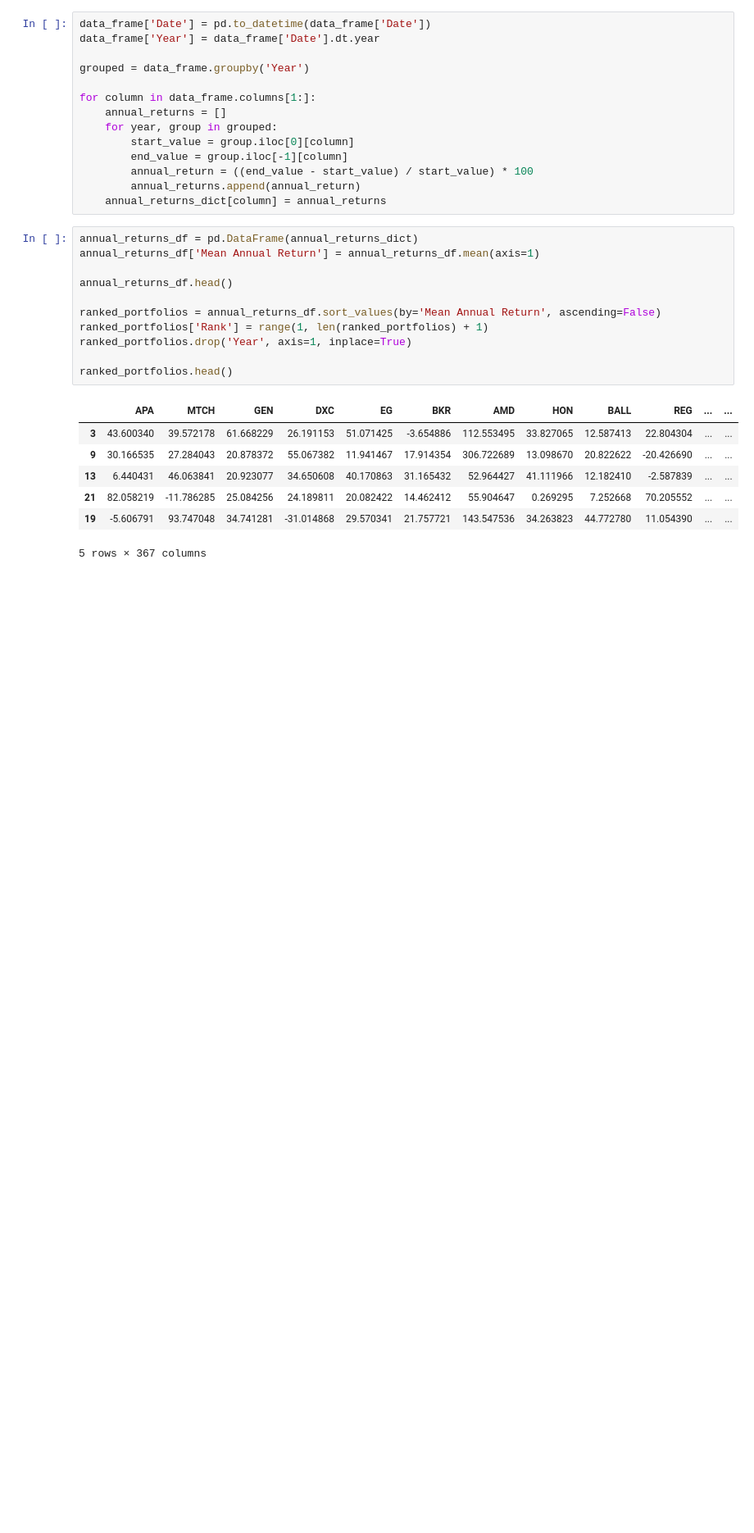
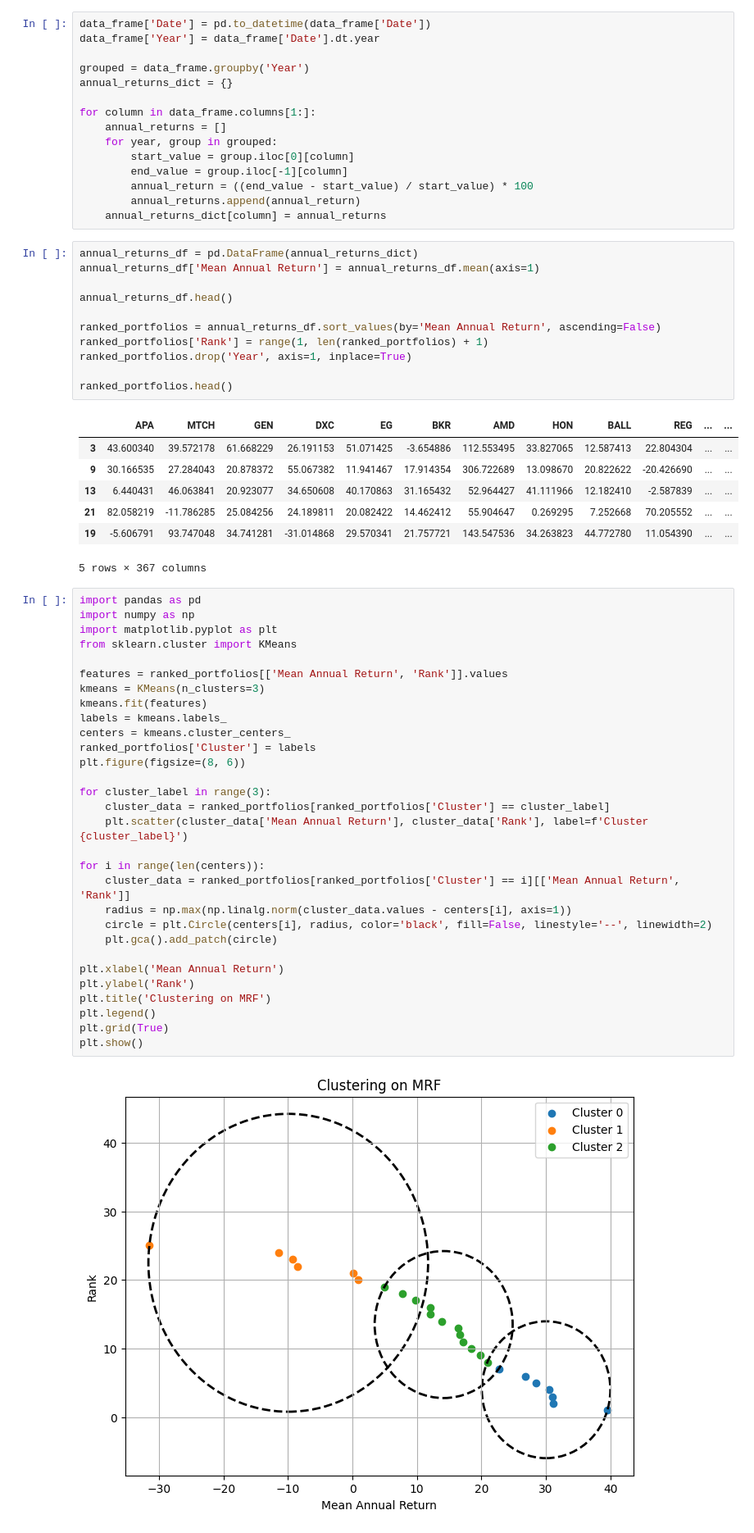
Before and after one commit to CiganOliviuAlphablock/clustering-in-mean-reversion-framework, a Jupyter notebook: clustering.ipynb, the cells around one changed output. Shown at 82% size. Drawn from its saved outputs; the diff is of its cells as text; blank space fills up the shorter version.

```diff
--- a/clustering.ipynb
+++ b/clustering.ipynb
@@ -18,6 +18,7 @@ data_frame['Date'] = pd.to_datetime(data_frame['Date'])
 data_frame['Year'] = data_frame['Date'].dt.year
 
 grouped = data_frame.groupby('Year')
+annual_returns_dict = {}
 
 for column in data_frame.columns[1:]:
     annual_returns = []
@@ -46,3 +47,35 @@ ranked_portfolios.head()
 | 21 | 82.058219 | -11.786285 | 25.084256 | 24.189811 | 20.082422 | 14.462412 | 55.904647 | 0.269295 | 7.252668 | 70.205552 | ... | ... |
 | 19 | -5.606791 | 93.747048 | 34.741281 | -31.014868 | 29.570341 | 21.757721 | 143.547536 | 34.263823 | 44.772780 | 11.054390 | ... | ... |
 5 rows × 367 columns
+# %%
+import pandas as pd
+import numpy as np
+import matplotlib.pyplot as plt
+from sklearn.cluster import KMeans
+
+features = ranked_portfolios[['Mean Annual Return', 'Rank']].values
+kmeans = KMeans(n_clusters=3)
+kmeans.fit(features)
+labels = kmeans.labels_
+centers = kmeans.cluster_centers_
+ranked_portfolios['Cluster'] = labels
+plt.figure(figsize=(8, 6))
+
+for cluster_label in range(3):
+    cluster_data = ranked_portfolios[ranked_portfolios['Cluster'] == cluster_label]
+    plt.scatter(cluster_data['Mean Annual Return'], cluster_data['Rank'], label=f'Cluster {cluster_label}')
+
+for i in range(len(centers)):
+    cluster_data = ranked_portfolios[ranked_portfolios['Cluster'] == i][['Mean Annual Return', 'Rank']]
+    radius = np.max(np.linalg.norm(cluster_data.values - centers[i], axis=1))
+    circle = plt.Circle(centers[i], radius, color='black', fill=False, linestyle='--', linewidth=2)
+    plt.gca().add_patch(circle)
+
+plt.xlabel('Mean Annual Return')
+plt.ylabel('Rank')
+plt.title('Clustering on MRF')
+plt.legend()
+plt.grid(True)
+plt.show()
+# %% [output]
+[figure, added]
```
